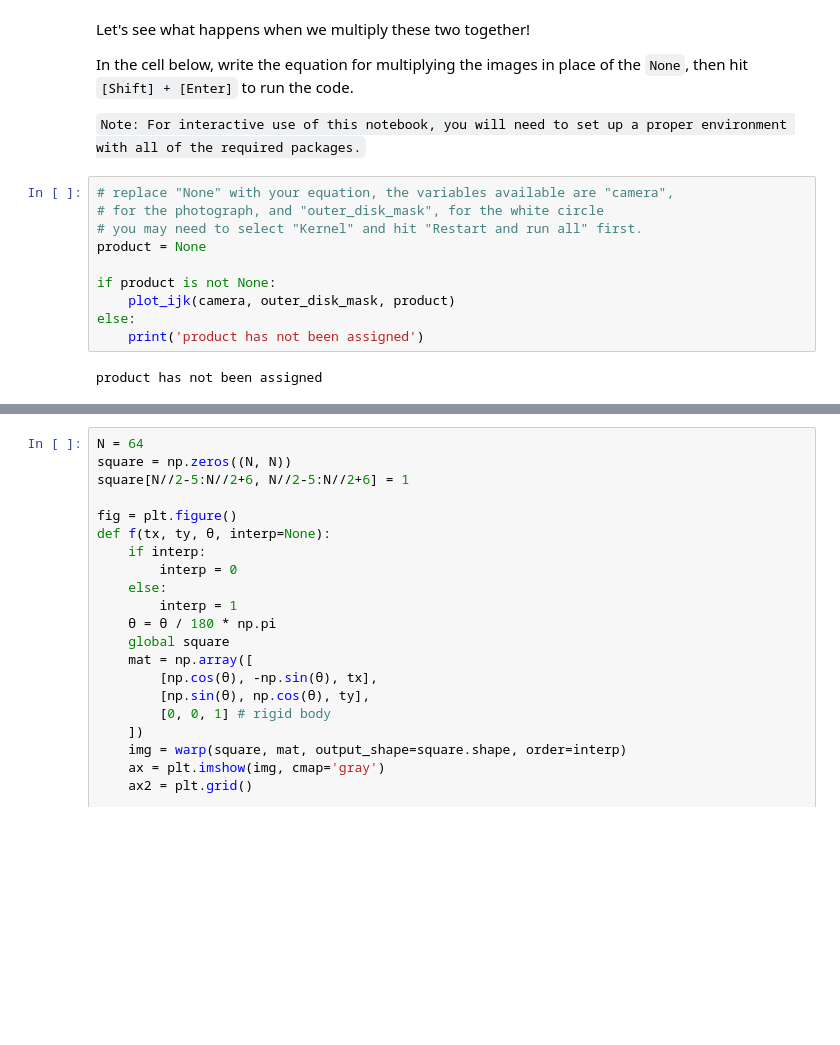
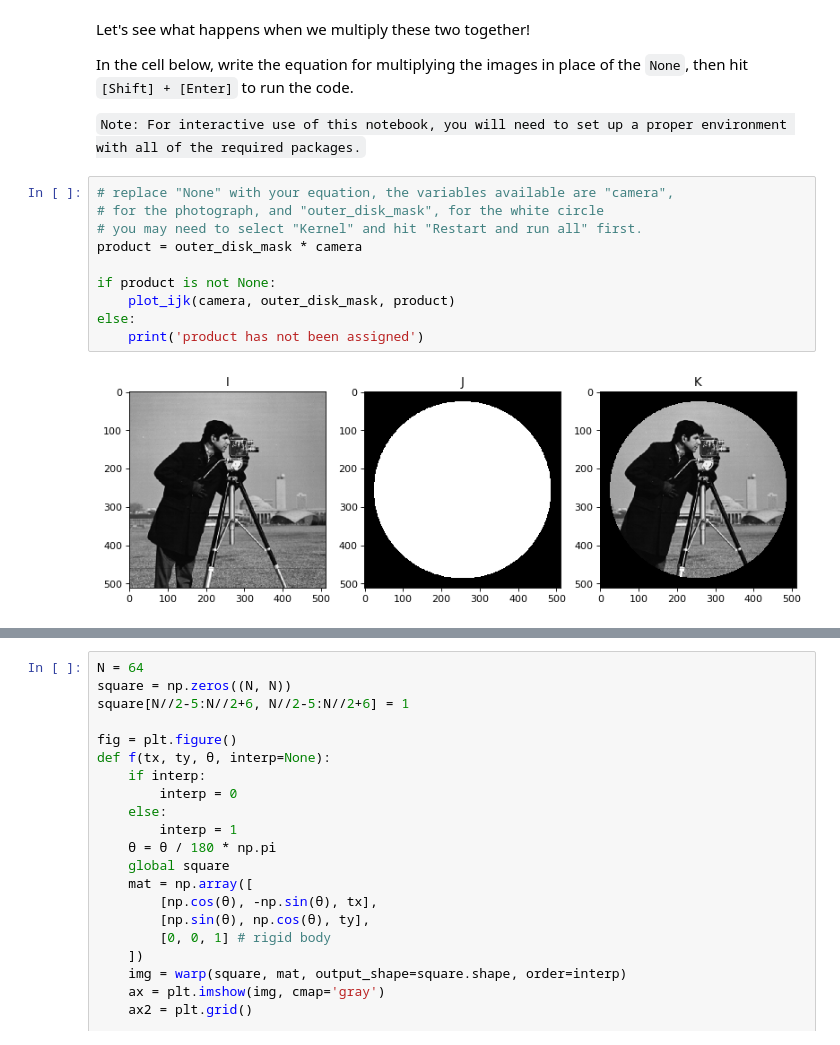
Before and after one commit to dasturge/notebooks, a Jupyter notebook: dcanImageMathIntro.ipynb, the cells around one changed output, grey strips where cells are left out. Drawn from its saved outputs; the diff is of its cells as text; blank space fills up the shorter version.

```diff
--- a/dcanImageMathIntro.ipynb
+++ b/dcanImageMathIntro.ipynb
@@ -299,15 +299,15 @@ In the cell below, write the equation for multiplying the images in place of the
 # %%
 # replace "None" with your equation, the variables available are "camera",
 # for the photograph, and "outer_disk_mask", for the white circle
 # you may need to select "Kernel" and hit "Restart and run all" first.
-product = None
+product = outer_disk_mask * camera
 
 if product is not None:
     plot_ijk(camera, outer_disk_mask, product)
 else:
     print('product has not been assigned')
 # %% [output]
-product has not been assigned
+[figure, added]
 # %% [markdown]
 ## Transformations
 
```
Also changed, not shown: parts of 5 cells of this notebook.
